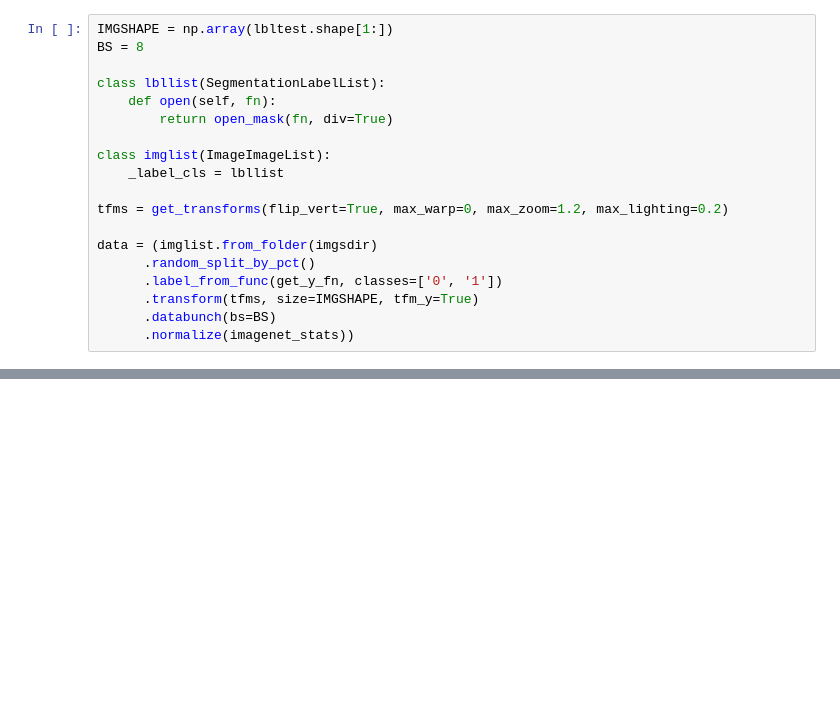
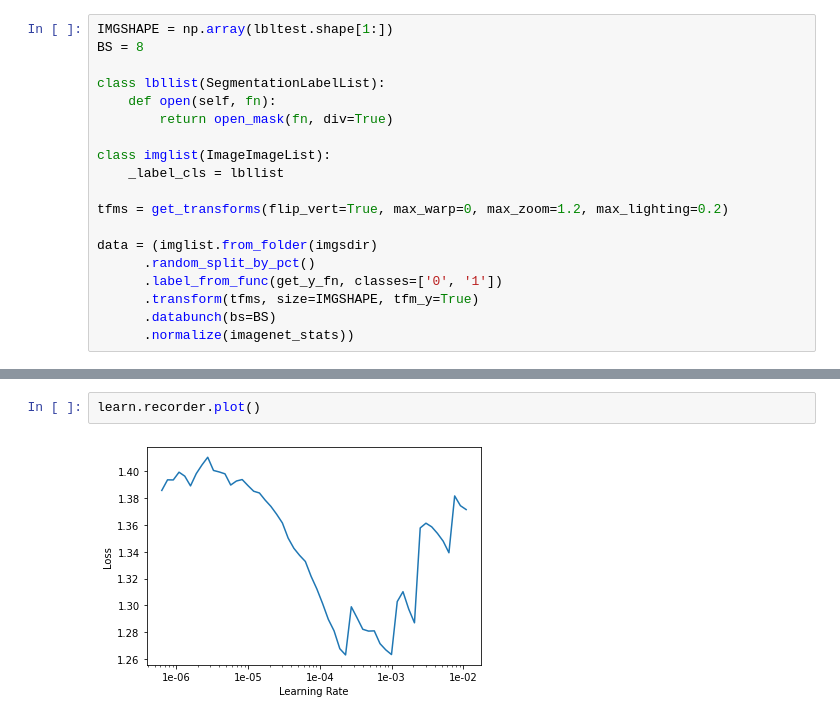
Before and after one commit to hanfu/initenv, a Jupyter notebook: fastai_segbldg.ipynb, the cells around one changed output, grey strips where cells are left out. Saved outputs shown, nothing was run; the diff lists cells and outputs as text; blank space fills up the shorter version.

Commit message:
fastai segbldg nb lr plot

```diff
--- a/fastai_segbldg.ipynb
+++ b/fastai_segbldg.ipynb
@@ -109,0 +111,4 @@ KeyboardInterrupt:
+# %%
+learn.recorder.plot()
+# %% [output]
+[figure, added]
```
Also changed, not shown: parts of 5 cells of this notebook.
